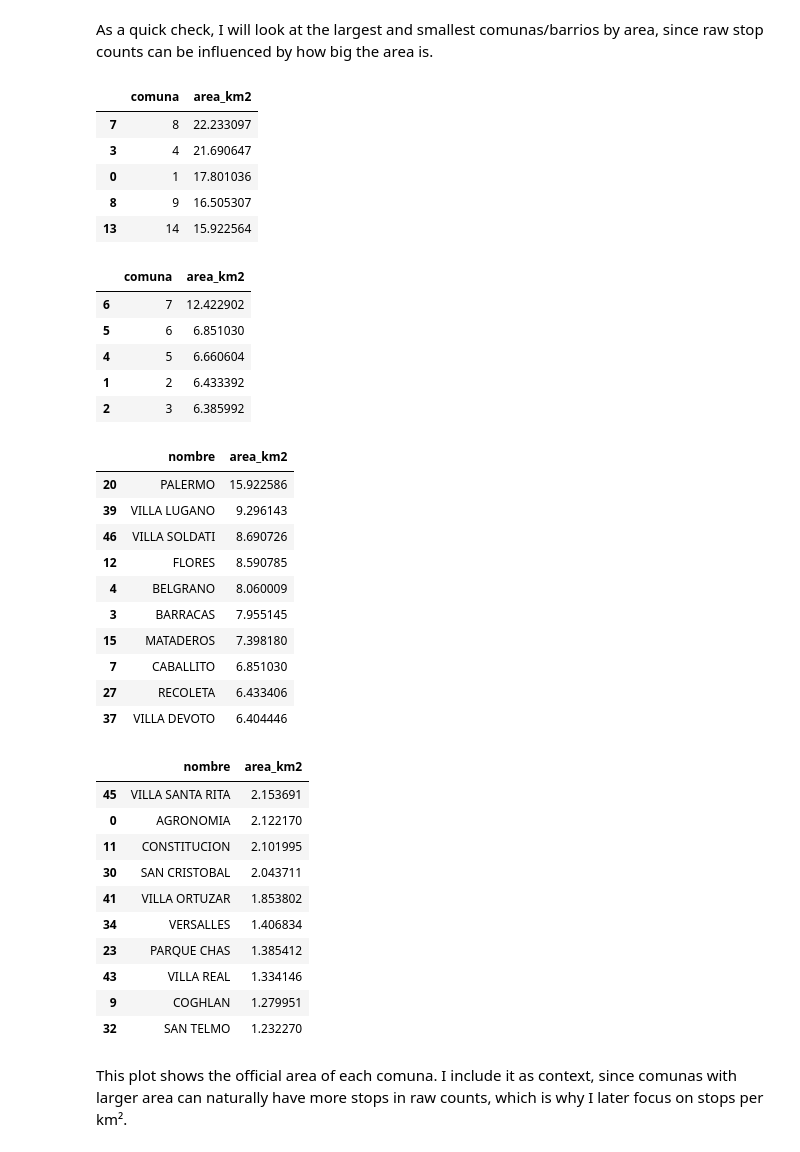
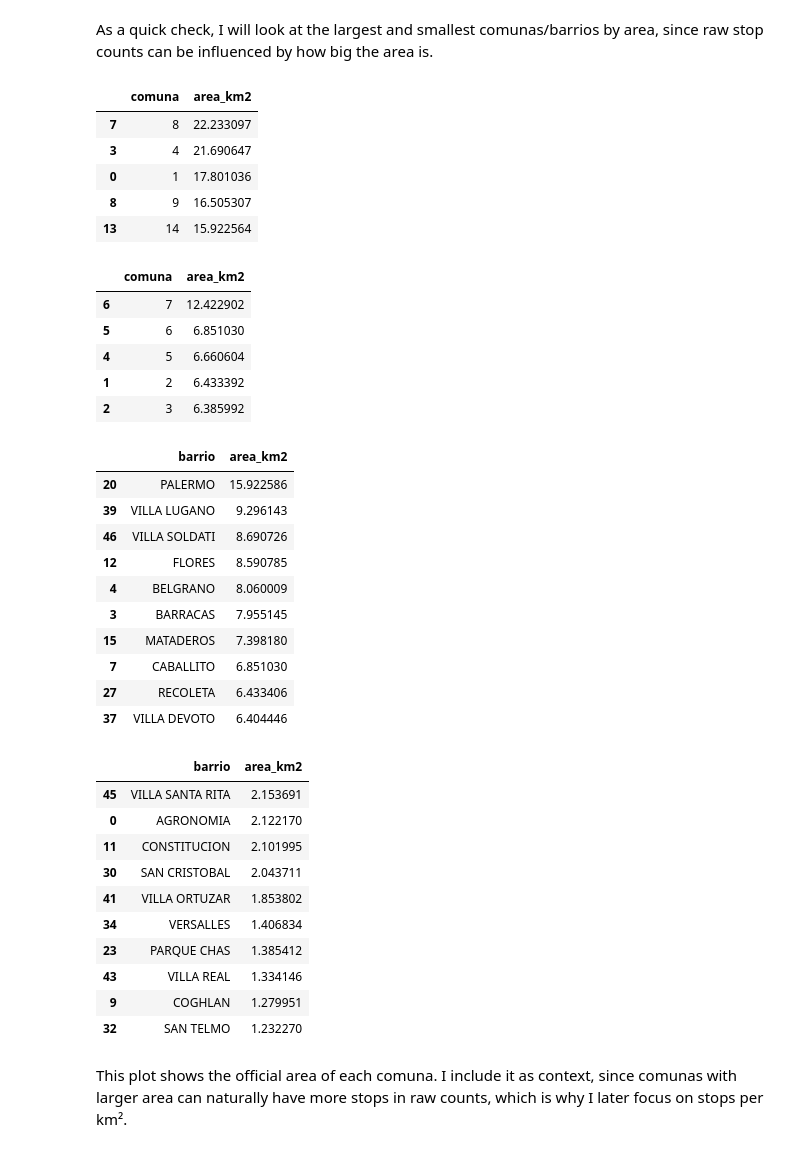
Before and after one commit to FacundoBerthet/caba-public-transport-analysis, a Jupyter notebook: notebooks/02_EDA_bus_stops.ipynb, the cells around one changed output. Drawn from its saved outputs; the diff is of its cells as text; code cells hidden in the pictures.

```diff
--- a/notebooks/02_EDA_bus_stops.ipynb
+++ b/notebooks/02_EDA_bus_stops.ipynb
@@ -222,10 +222,9 @@ Name: 5, dtype: object
 I repeat the same aggregation at the barrio level. Barrios provide a more detailed view than comunas, but they also vary a lot in size, so counts alone can be misleading. Still, raw counts are useful as a first pass to spot which neighborhoods concentrate more stops in absolute terms.
 # %%
 stops_by_barrio = stops.groupby("barrio").size().rename("n_stops").reset_index()
-barrios = barrios.merge(stops_by_barrio,left_on="nombre",right_on="barrio",how="left")
-barrios = barrios.drop(columns="barrio")
+barrios = barrios.merge(stops_by_barrio,on="barrio",how="left")
 
-display(barrios.sort_values(by="n_stops", ascending=False)[["nombre", "n_stops"]].head(10))
+display(barrios.sort_values(by="n_stops", ascending=False)[["barrio", "n_stops"]].head(10))
 
-display(barrios.sort_values(by="n_stops", ascending=False)[["nombre", "n_stops"]].tail(10))
+display(barrios.sort_values(by="n_stops", ascending=False)[["barrio", "n_stops"]].tail(10))
 # %% [output]
@@ -349,23 +348,23 @@ As a quick check, I will look at the largest and smallest comunas/barrios by are
 # %%
 display(comunas[["comuna", "area_km2"]].sort_values("area_km2", ascending=False).head(5))
 display(comunas[["comuna", "area_km2"]].sort_values("area_km2", ascending=False).tail(5))
 
-display(barrios[["nombre", "area_km2"]].sort_values("area_km2", ascending=False).head(10))
-display(barrios[["nombre", "area_km2"]].sort_values("area_km2", ascending=False).tail(10))
+display(barrios[["barrio", "area_km2"]].sort_values("area_km2", ascending=False).head(10))
+display(barrios[["barrio", "area_km2"]].sort_values("area_km2", ascending=False).tail(10))
 # %% [output]
 |  | comuna | area_km2 |
 | 7 | 8 | 22.233097 |
 | 3 | 4 | 21.690647 |
 | 0 | 1 | 17.801036 |
 | 8 | 9 | 16.505307 |
 | 13 | 14 | 15.922564 |
 |  | comuna | area_km2 |
 | 6 | 7 | 12.422902 |
 | 5 | 6 | 6.851030 |
 | 4 | 5 | 6.660604 |
 | 1 | 2 | 6.433392 |
 | 2 | 3 | 6.385992 |
-|  | nombre | area_km2 |
+|  | barrio | area_km2 |
 | 20 | PALERMO | 15.922586 |
 | 39 | VILLA LUGANO | 9.296143 |
 | 46 | VILLA SOLDATI | 8.690726 |
@@ -376,7 +375,7 @@ display(barrios[["nombre", "area_km2"]].sort_values("area_km2", ascending=False)
 | 7 | CABALLITO | 6.851030 |
 | 27 | RECOLETA | 6.433406 |
 | 37 | VILLA DEVOTO | 6.404446 |
-|  | nombre | area_km2 |
+|  | barrio | area_km2 |
 | 45 | VILLA SANTA RITA | 2.153691 |
 | 0 | AGRONOMIA | 2.122170 |
 | 11 | CONSTITUCION | 2.101995 |
```
Also changed, not shown: parts of 5 cells of this notebook.
